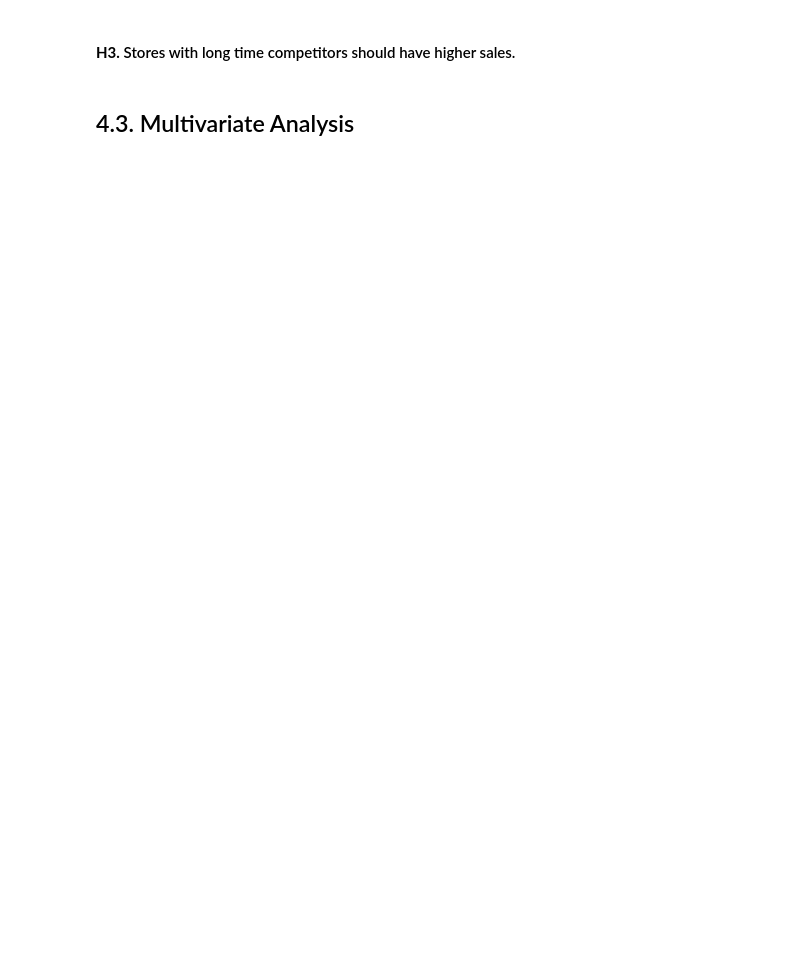
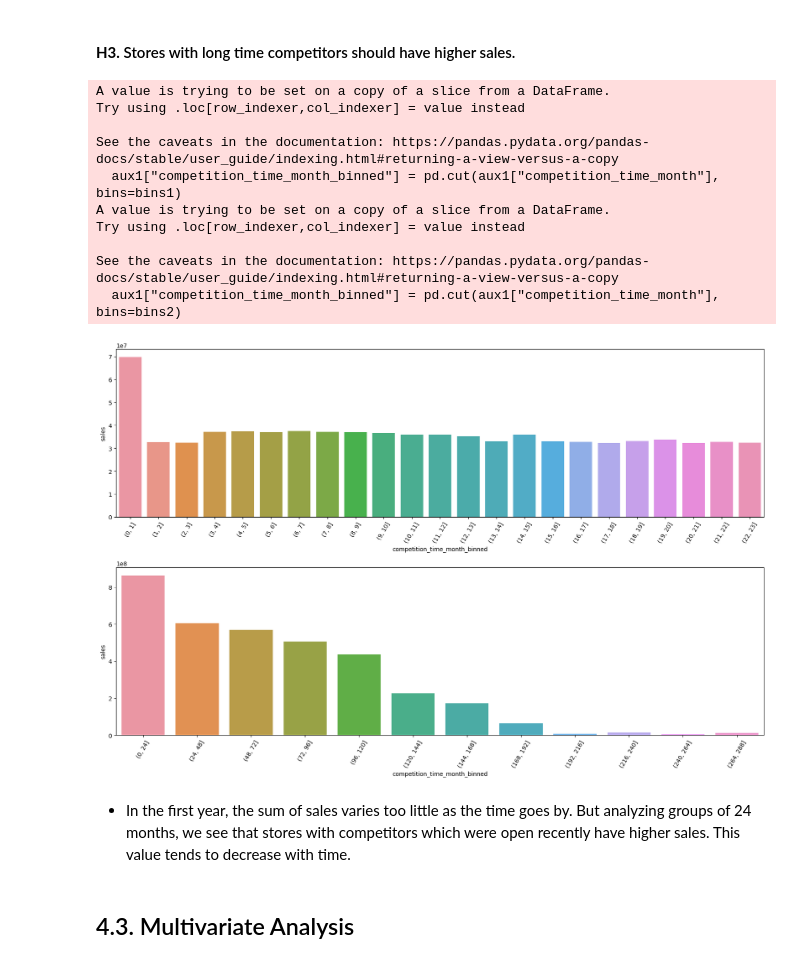
Before and after one commit to lucasquemelli/Rossman_Store_Sales, a Jupyter notebook: rossmann_store_sales.ipynb, the cells around one changed output. Drawn from its saved outputs; the diff is of its cells as text; code cells hidden in the pictures; blank space fills up the shorter version.

```diff
--- a/rossmann_store_sales.ipynb
+++ b/rossmann_store_sales.ipynb
@@ -1066,4 +1074,41 @@ There is a tendency of sales which correlates with the competition distance. Yet
 # %% [markdown]
 #### **H3.** Stores with long time competitors should have higher sales.
+# %%
+aux1 = df4[df4["competition_time_month"] >= 0]
+aux1[["competition_time_month", "sales"]].groupby("competition_time_month").sum().reset_index()
+
+bins1 = list(np.arange(0, 24, 1))
+aux1["competition_time_month_binned"] = pd.cut(aux1["competition_time_month"], bins=bins1)
+aux2 = aux1[["sales", "competition_time_month_binned"]].groupby("competition_time_month_binned").sum().reset_index()
+
+bins2 = list(np.arange(0, 300, 24))
+aux1["competition_time_month_binned"] = pd.cut(aux1["competition_time_month"], bins=bins2)
+aux3 = aux1[["sales", "competition_time_month_binned"]].groupby("competition_time_month_binned").sum().reset_index()
+
+plt.figure(figsize = (20,12))
+
+plt.subplot(2,1,1)
+sns.barplot(x="competition_time_month_binned", y="sales", data=aux2)
+plt.xticks(rotation=60);
+
+plt.subplot(2,1,2)
+sns.barplot(x="competition_time_month_binned", y="sales", data=aux3)
+plt.xticks(rotation=60);
+
+plt.subplots_adjust(hspace=0.3)
+# %% [output]
+A value is trying to be set on a copy of a slice from a DataFrame.
+Try using .loc[row_indexer,col_indexer] = value instead
+
+See the caveats in the documentation: https://pandas.pydata.org/pandas-docs/stable/user_guide/indexing.html#returning-a-view-versus-a-copy
+  aux1["competition_time_month_binned"] = pd.cut(aux1["competition_time_month"], bins=bins1)
+A value is trying to be set on a copy of a slice from a DataFrame.
+Try using .loc[row_indexer,col_indexer] = value instead
+
+See the caveats in the documentation: https://pandas.pydata.org/pandas-docs/stable/user_guide/indexing.html#returning-a-view-versus-a-copy
+  aux1["competition_time_month_binned"] = pd.cut(aux1["competition_time_month"], bins=bins2)
+[figure, added]
+# %% [markdown]
+- In the first year, the sum of sales varies too little as the time goes by. But analyzing groups of 24 months, we see that stores with competitors which were open recently have higher sales. This value tends to decrease with time.
 # %% [markdown]
 ## 4.3. Multivariate Analysis
```
Also changed, not shown: parts of 2 cells of this notebook.
